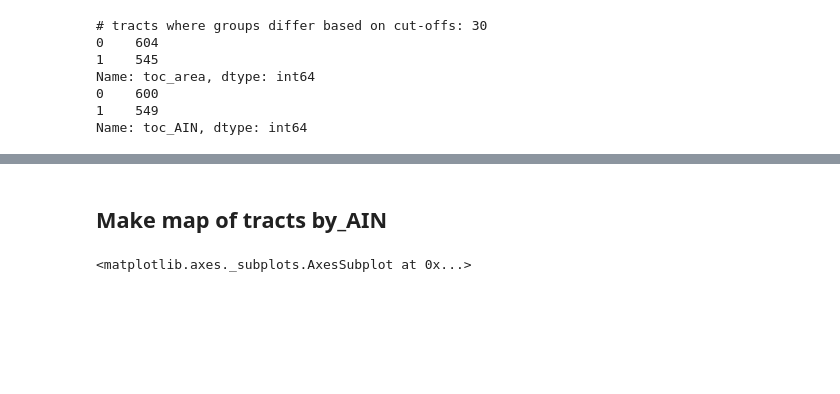
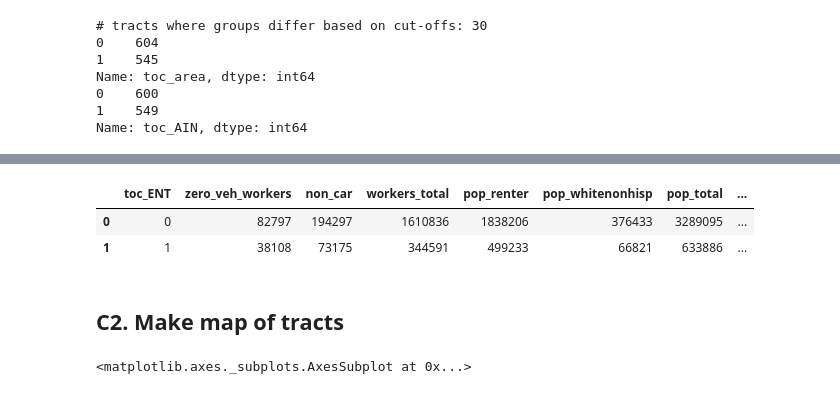
Before and after one commit to CityOfLosAngeles/planning-entitlements, a Jupyter notebook: notebooks/07-toc-census-stats.ipynb, the cells around one changed output, grey strips where cells are left out. Cells and saved outputs as stored; diff of their text form; code cells hidden in the pictures; blank space fills up the shorter version.

```diff
--- a/notebooks/07-toc-census-stats.ipynb
+++ b/notebooks/07-toc-census-stats.ipynb
@@ -329,3 +411,10 @@ by_area
+# %%
+by_toc_ENT = summary_stats(final, "toc_ENT", income)
+by_toc_ENT
+# %% [output]
+|  | toc_ENT | zero_veh_workers | non_car | workers_total | pop_renter | pop_whitenonhisp | pop_total | ... |
+| 0 | 0 | 82797 | 194297 | 1610836 | 1838206 | 376433 | 3289095 | ... |
+| 1 | 1 | 38108 | 73175 | 344591 | 499233 | 66821 | 633886 | ... |
 # %%
 writer = pd.ExcelWriter("../outputs/07-toc-census-stats.xlsx", engine="xlsxwriter")
 
@@ -334,5 +424,5 @@ by_area.to_excel(writer, sheet_name = "by_pct_area")
 
 writer.save()
 # %% [markdown]
-## Make map of tracts by_AIN
+## C2. Make map of tracts
 # %%
```
Also changed, not shown: parts of 20 cells of this notebook, 3 other files.
